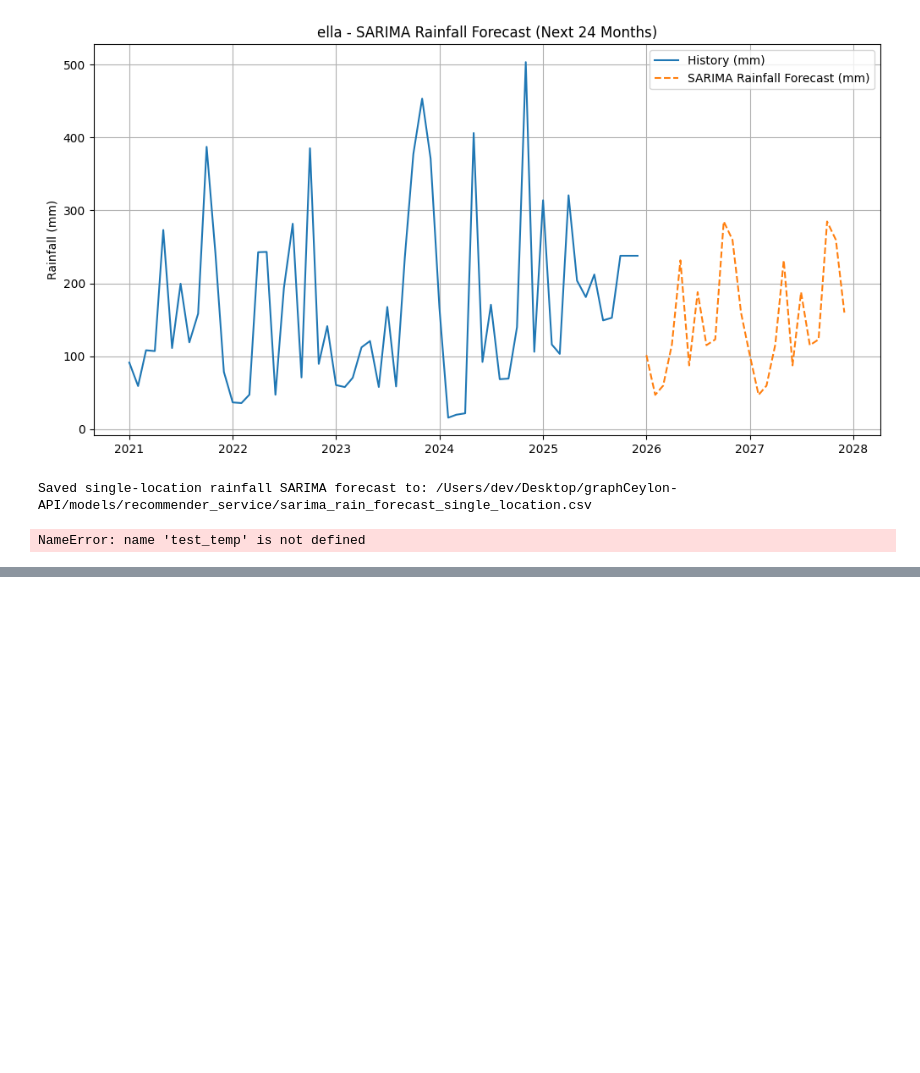
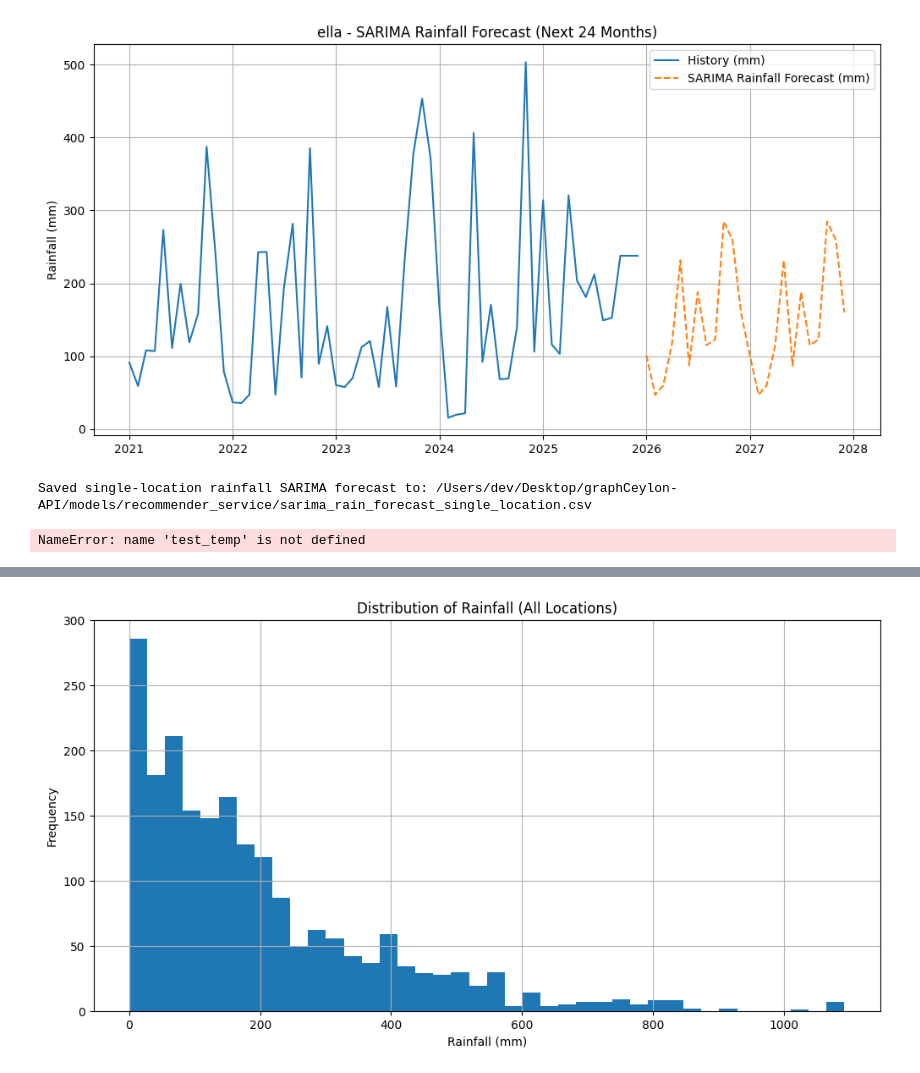
Before and after one commit to graphceylon/graphCeylon-API, a Jupyter notebook: models/recommender_service/sarima_temperature_forecasting.ipynb, the cells around one changed output, grey strips where cells are left out. Cells and saved outputs as stored; diff of their text form; code cells hidden in the pictures; blank space fills up the shorter version.

```diff
--- a/models/recommender_service/sarima_temperature_forecasting.ipynb
+++ b/models/recommender_service/sarima_temperature_forecasting.ipynb
@@ -591,0 +753,9 @@ NameError: name 'test_temp' is not defined
+# %%
+plt.figure()
+plt.hist(df["rainfall"].dropna(), bins=40)
+plt.title("Distribution of Rainfall (All Locations)")
+plt.xlabel("Rainfall (mm)")
+plt.ylabel("Frequency")
+plt.show()
+# %% [output]
+[figure, added]
```
Also changed, not shown: parts of 17 cells of this notebook, 3 other files.
